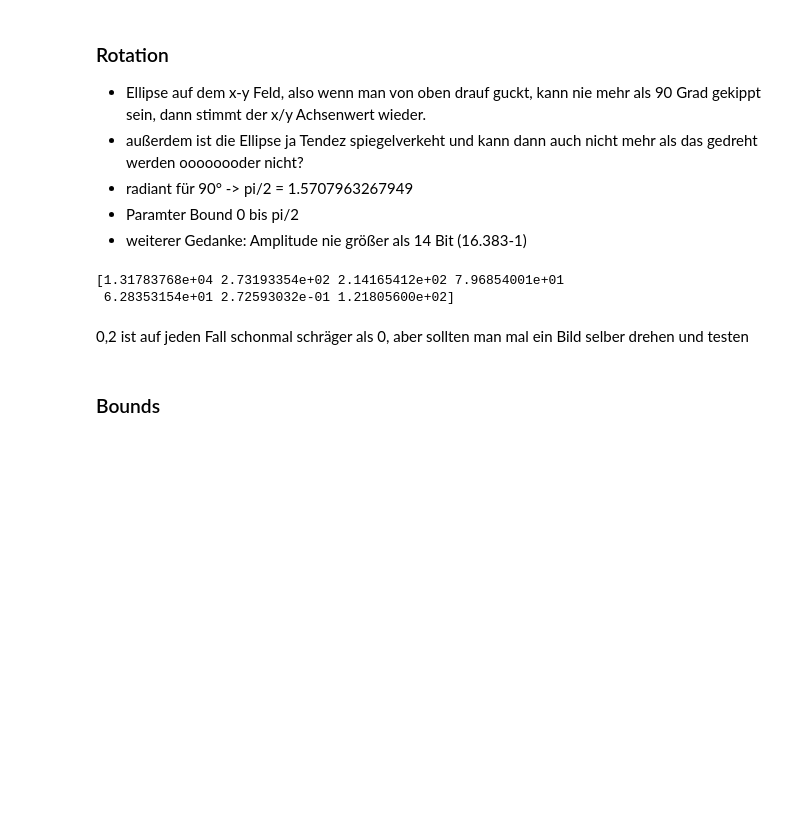
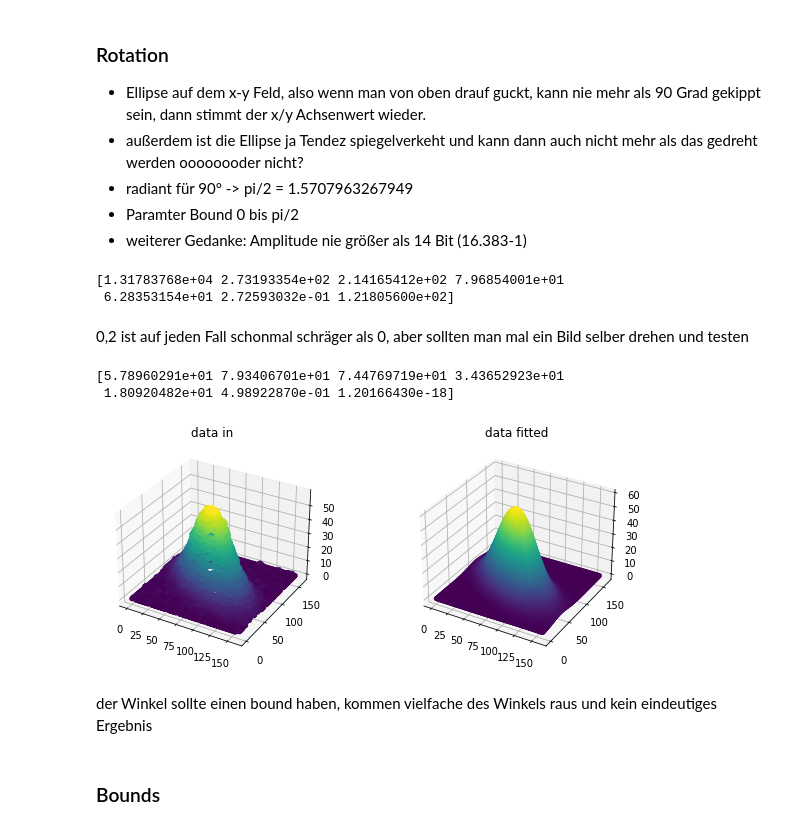
Before and after one commit to claryguru/BA_epics_camera, a Jupyter notebook: Jupiter/Gauss_model.ipynb, the cells around one changed output. Cells and saved outputs as stored; diff of their text form; code cells hidden in the pictures; blank space fills up the shorter version.

```diff
--- a/Jupiter/Gauss_model.ipynb
+++ b/Jupiter/Gauss_model.ipynb
@@ -211,11 +211,11 @@ print(g1)
 - weiterer Gedanke: Amplitude nie größer als 14 Bit (16.383-1)
 # %%
 with open('.fit_area_rot.npy', 'rb') as f:
-        ar = np.load(f)
+        ar_rot = np.load(f)
 
-z_values_rot = ar.flatten()
-edge_x_rot = ar.shape[1]
-edge_y_rot = ar.shape[0]
+z_values_rot = ar_rot.flatten()
+edge_x_rot = ar_rot.shape[1]
+edge_y_rot = ar_rot.shape[0]
     #TO DO: double check if there is some better syntax
 x_values_rot = np.repeat(np.array([range(0,edge_x_rot)]), edge_y_rot, axis=0).flatten()
 y_values_rot = np.repeat(np.array([range(edge_y_rot-1, -1, -1)]).reshape(edge_y_rot,1), edge_x_rot, axis=1).flatten()
@@ -229,6 +229,44 @@ print(popt_rot)
  6.28353154e+01 2.72593032e-01 1.21805600e+02]
 # %% [markdown]
 0,2 ist auf jeden Fall schonmal schräger als 0, aber sollten man mal ein Bild selber drehen und testen
+# %%
+with open('rotation3.npy', 'rb') as f:
+        ar_rot = np.load(f)
+
+z_values_rot = ar_rot.flatten()
+edge_x_rot = ar_rot.shape[1]
+edge_y_rot = ar_rot.shape[0]
+    #TO DO: double check if there is some better syntax
+x_values_rot = np.repeat(np.array([range(0,edge_x_rot)]), edge_y_rot, axis=0).flatten()
+y_values_rot = np.repeat(np.array([range(edge_y_rot-1, -1, -1)]).reshape(edge_y_rot,1), edge_x_rot, axis=1).flatten()
+
+initial_guess_rot = guess(x_values_rot, y_values_rot, z_values_rot)
+bounds_rot = (0, [16382, edge_x_rot, edge_y_rot, edge_x_rot, edge_y_rot, pi/2, 16382])
+
+popt_rot, pcov_rot = opt.curve_fit(twoD_Gaussian, (x_values_rot, y_values_rot), z_values_rot, p0=initial_guess_rot, bounds=bounds_rot)
+print(popt_rot)
+
+data_fitted_rot = twoD_Gaussian((x_values_rot, y_values_rot), *popt_rot)
+
+fig = plt.figure(figsize=plt.figaspect(0.4))
+
+#data
+ax = fig.add_subplot(1, 2, 1, projection='3d')
+ax.set_title("data in")
+ax.scatter(x_values_rot, y_values_rot, z_values_rot, c=z_values_rot, cmap='viridis', linewidth=0.5)
+
+#data fittet
+ax = fig.add_subplot(1, 2, 2, projection='3d')
+ax.set_title("data fitted")
+ax.scatter(x_values_rot, y_values_rot, data_fitted_rot, c=data_fitted_rot, cmap='viridis', linewidth=0.2)
+
+plt.show()
+# %% [output]
+[5.78960291e+01 7.93406701e+01 7.44769719e+01 3.43652923e+01
+ 1.80920482e+01 4.98922870e-01 1.20166430e-18]
+[figure, added]
+# %% [markdown]
+der Winkel sollte einen bound haben,  kommen vielfache des Winkels raus und kein eindeutiges Ergebnis
 # %% [markdown]
 ### Bounds
 # %%
```
Also changed, not shown: parts of 4 cells of this notebook, 10 other files.
